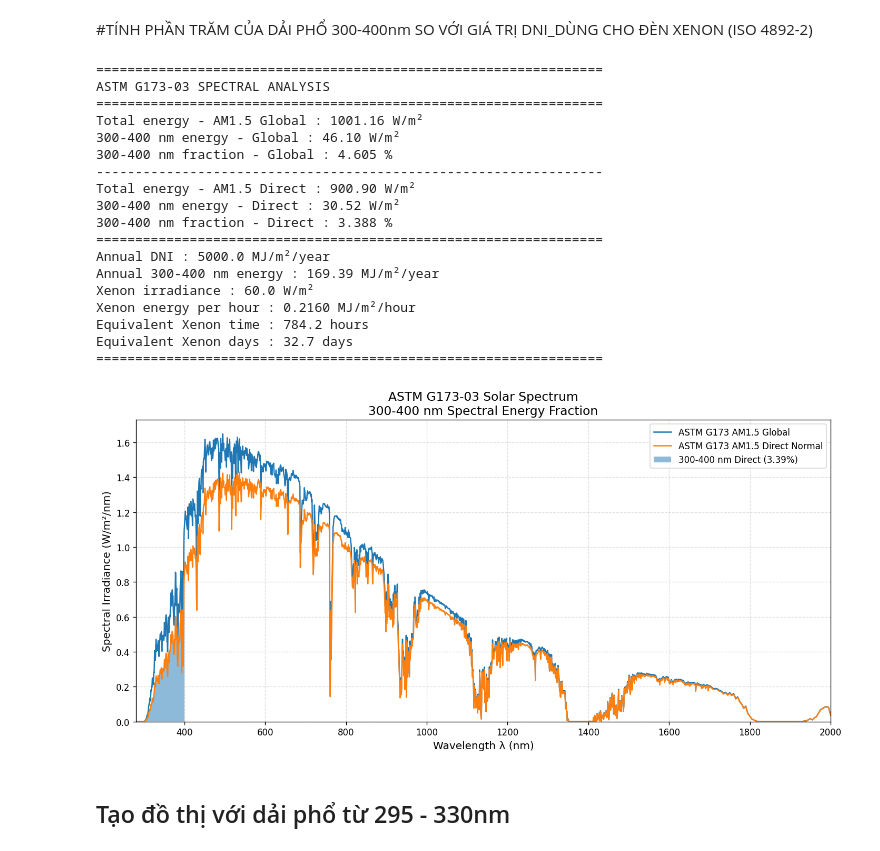
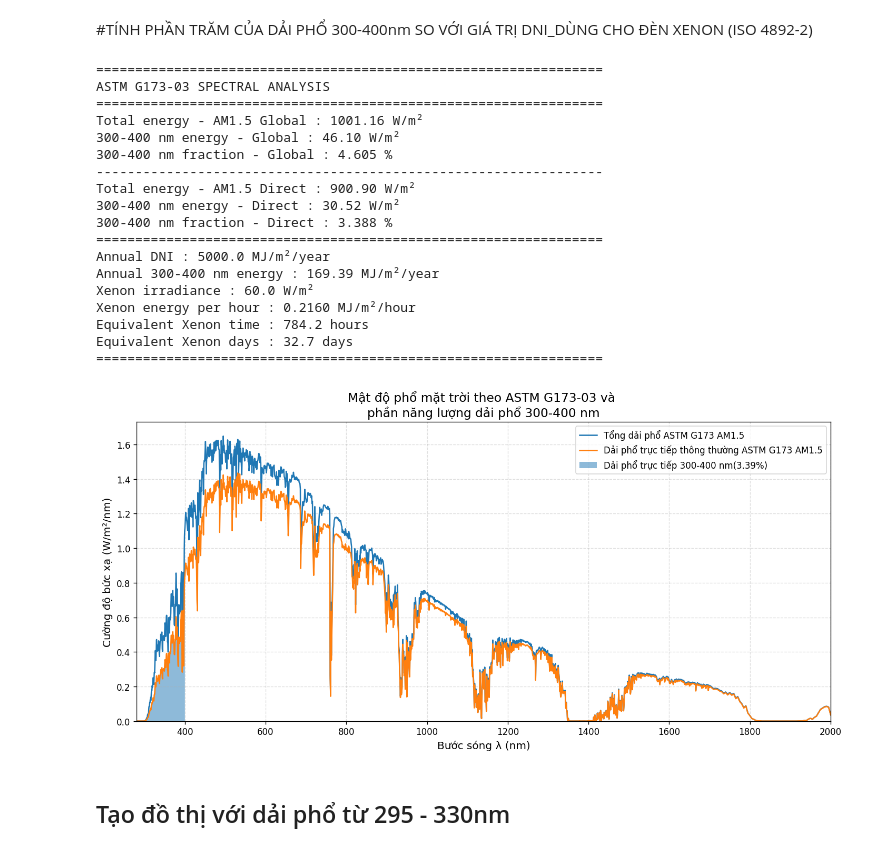
Before and after one commit to lswoodentoys/research_paper, a Jupyter notebook: Tỷ lệ năng lượng của Dải phổ.ipynb, the cells around one changed output. Cells and saved outputs as stored; diff of their text form; code cells hidden in the pictures.

```diff
--- a/Tỷ lệ năng lượng của Dải phổ.ipynb
+++ b/Tỷ lệ năng lượng của Dải phổ.ipynb
@@ -453,14 +667,14 @@ plt.plot(
     wavelengths,
     irradiance_global,
     linewidth=1.5,
-    label="ASTM G173 AM1.5 Global"
+    label="Tổng dải phổ ASTM G173 AM1.5"
 )
 
 plt.plot(
     wavelengths,
     irradiance_direct,
     linewidth=1.5,
-    label="ASTM G173 AM1.5 Direct Normal"
+    label="Dải phổ trực tiếp thông thường ASTM G173 AM1.5"
 )
 
 plt.fill_between(
@@ -468,23 +682,23 @@ plt.fill_between(
     irradiance_direct,
     where=uv_mask,
     alpha=0.5,
-    label=f"300-400 nm Direct "
+    label=f"Dải phổ trực tiếp 300-400 nm"
           f"({percentage_direct:.2f}%)"
 )
 
 plt.xlabel(
-    "Wavelength λ (nm)",
+    "Bước sóng λ (nm)",
     fontsize=12
 )
 
 plt.ylabel(
-    "Spectral Irradiance (W/m²/nm)",
+    "Cường độ bức xạ (W/m²/nm)",
     fontsize=12
 )
 
 plt.title(
-    "ASTM G173-03 Solar Spectrum\n"
-    "300-400 nm Spectral Energy Fraction",
+    "Mật độ phổ mặt trời theo ASTM G173-03 và \n"
+    "phần năng lượng dải phổ 300-400 nm",
     fontsize=14
 )
 
@@ -495,34 +709,34 @@ plt.grid(
     True,
     linestyle="--",
     alpha=0.4
 )
 
 plt.legend(
     fontsize=10
 )
 
 plt.tight_layout()
 plt.show()
 # %% [output]
 =================================================================
 ASTM G173-03 SPECTRAL ANALYSIS
 =================================================================
 Total energy - AM1.5 Global : 1001.16 W/m²
 300-400 nm energy - Global : 46.10 W/m²
 300-400 nm fraction - Global : 4.605 %
 -----------------------------------------------------------------
 Total energy - AM1.5 Direct : 900.90 W/m²
 300-400 nm energy - Direct : 30.52 W/m²
 300-400 nm fraction - Direct : 3.388 %
 =================================================================
 Annual DNI : 5000.0 MJ/m²/year
 Annual 300-400 nm energy : 169.39 MJ/m²/year
 Xenon irradiance : 60.0 W/m²
 Xenon energy per hour : 0.2160 MJ/m²/hour
 Equivalent Xenon time : 784.2 hours
 Equivalent Xenon days : 32.7 days
 =================================================================
-[figure, old version]
+[figure, new version]
 # %% [markdown]
 ## Tạo đồ thị với dải phổ từ 295 - 330nm
 # %%
```
Also changed, not shown: parts of 1 cell of this notebook.
